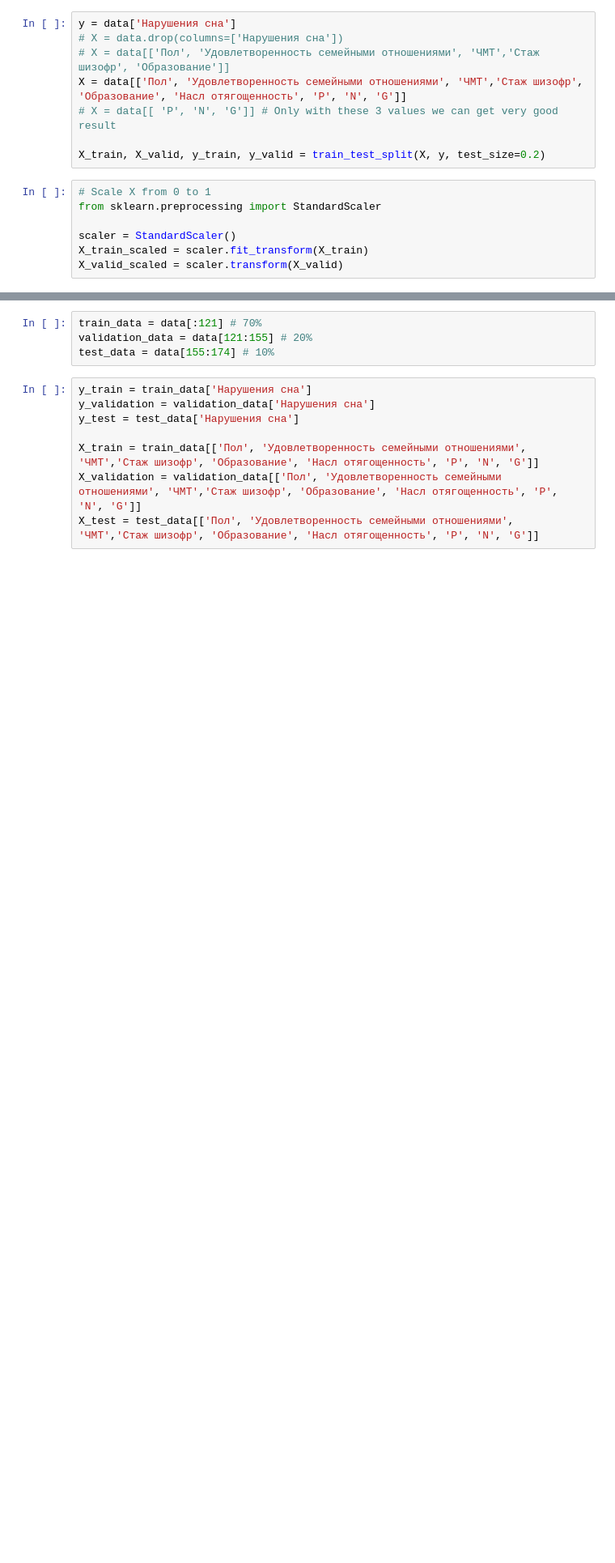
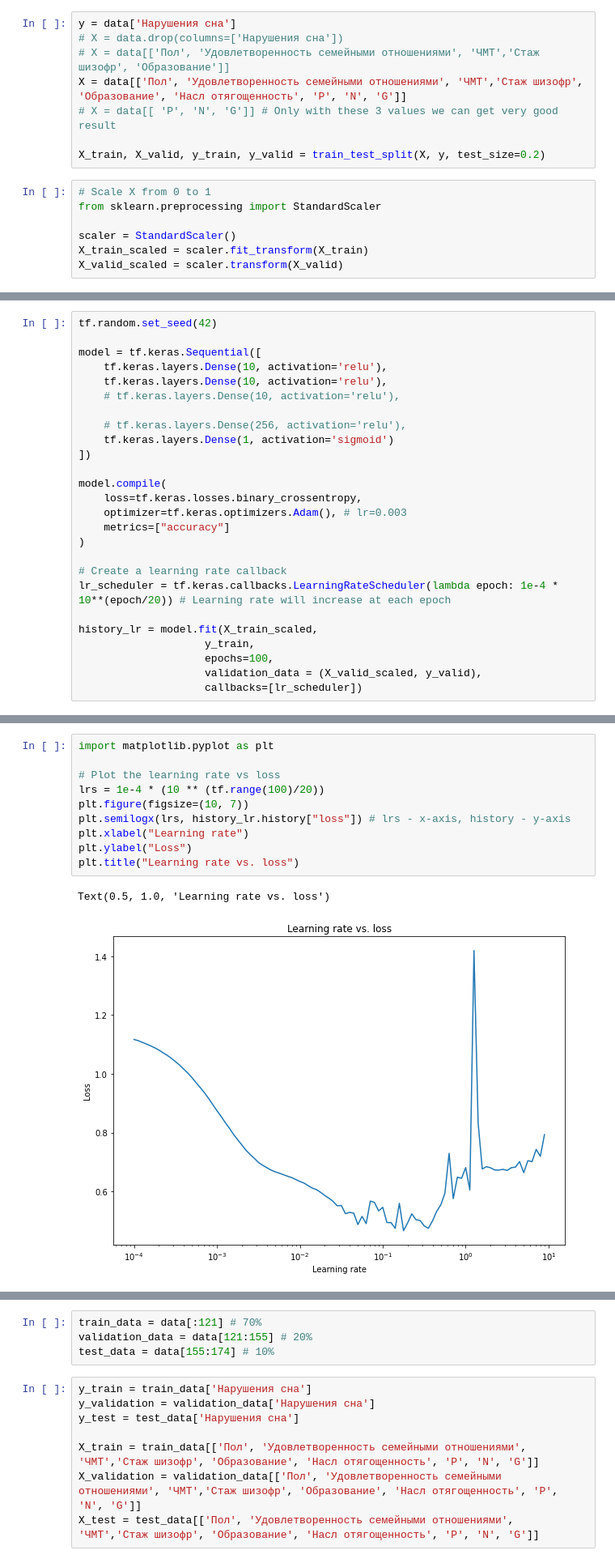
Before and after one commit to Nikitaion/mental_disorders, a Jupyter notebook: mental_disorders.ipynb, the cells around one changed output, grey strips where cells are left out. Shown at 81% size. Saved outputs shown, nothing was run; the diff lists cells and outputs as text; blank space fills up the shorter version.

```diff
--- a/mental_disorders.ipynb
+++ b/mental_disorders.ipynb
@@ -370,0 +408,26 @@ X_valid_scaled = scaler.transform(X_valid)
+# %%
+tf.random.set_seed(42)
+
+model = tf.keras.Sequential([
+    tf.keras.layers.Dense(10, activation='relu'),
+    tf.keras.layers.Dense(10, activation='relu'),
+    # tf.keras.layers.Dense(10, activation='relu'),
+
+    # tf.keras.layers.Dense(256, activation='relu'),
+    tf.keras.layers.Dense(1, activation='sigmoid')
+])
+
+model.compile(
+    loss=tf.keras.losses.binary_crossentropy,
+    optimizer=tf.keras.optimizers.Adam(), # lr=0.003
+    metrics=["accuracy"]
+)
+
+# Create a learning rate callback
+lr_scheduler = tf.keras.callbacks.LearningRateScheduler(lambda epoch: 1e-4 * 10**(epoch/20)) # Learning rate will increase at each epoch
+
+history_lr = model.fit(X_train_scaled,
+                    y_train,
+                    epochs=100,
+                    validation_data = (X_valid_scaled, y_valid),
+                    callbacks=[lr_scheduler])
@@ -371,3 +452,16 @@ X_valid_scaled = scaler.transform(X_valid)
+# %%
+import matplotlib.pyplot as plt
+
+# Plot the learning rate vs loss
+lrs = 1e-4 * (10 ** (tf.range(100)/20))
+plt.figure(figsize=(10, 7))
+plt.semilogx(lrs, history_lr.history["loss"]) # lrs - x-axis, history - y-axis
+plt.xlabel("Learning rate")
+plt.ylabel("Loss")
+plt.title("Learning rate vs. loss")
+# %% [output]
+Text(0.5, 1.0, 'Learning rate vs. loss')
+[figure, added]
 # %%
 tf.random.set_seed(42)
 
```
Also changed, not shown: parts of 10 cells of this notebook.
